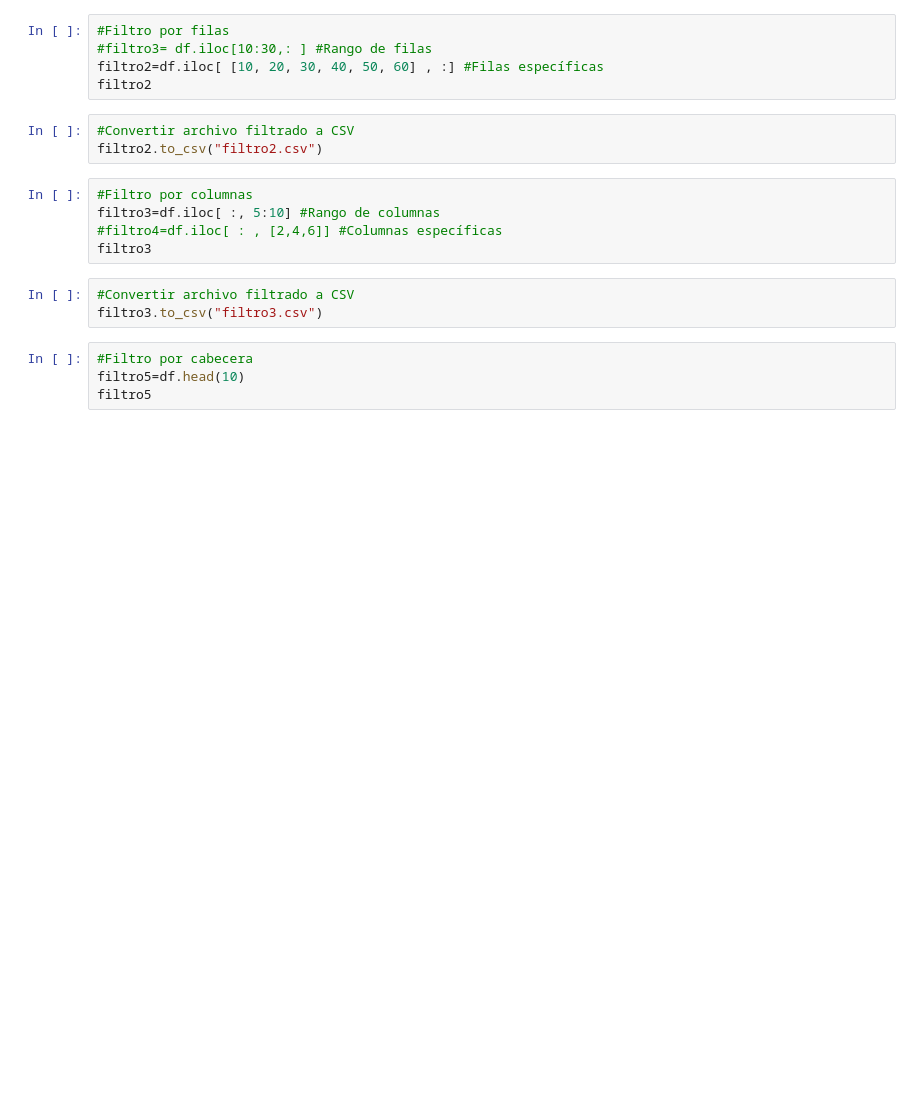
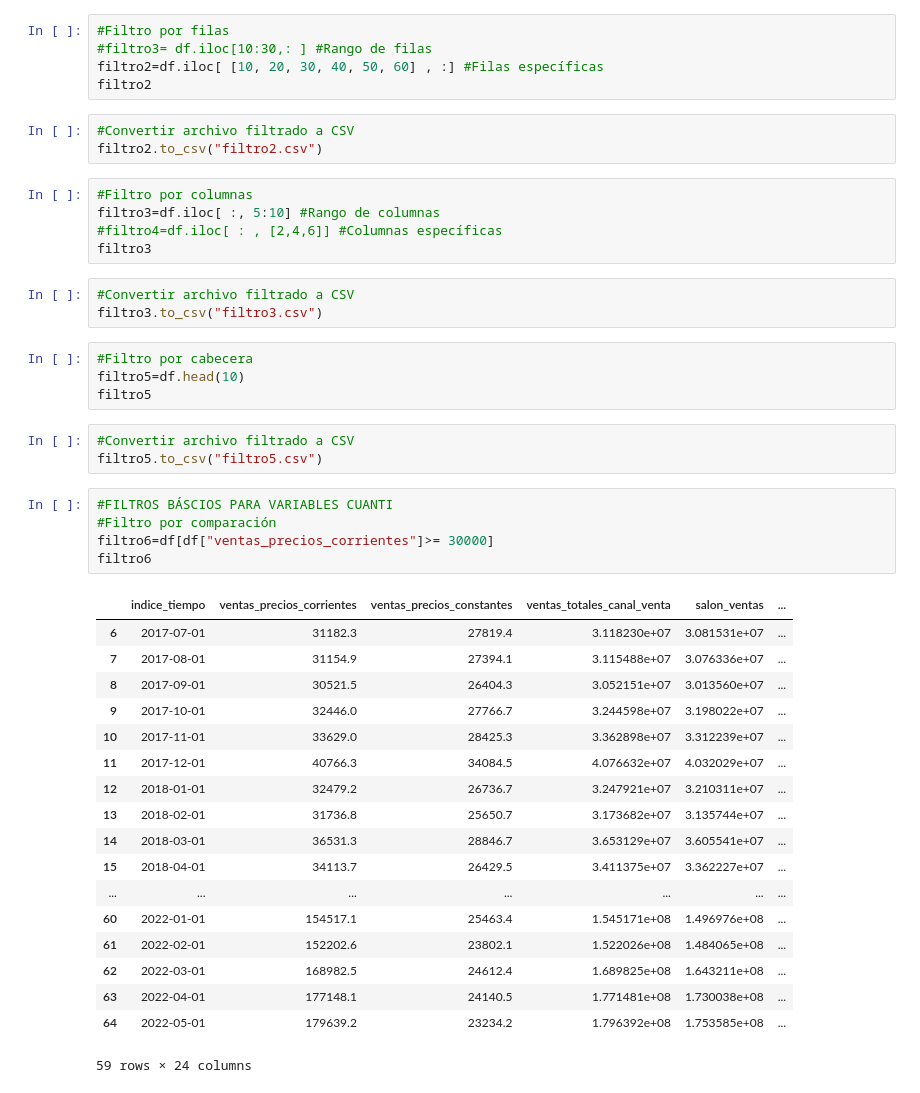
Before and after one commit to ManuelCarCas/Reto-1, a Jupyter notebook: Reto_1_MCC.ipynb, the cells around one changed output. Saved outputs shown, nothing was run; the diff lists cells and outputs as text; blank space fills up the shorter version.

Commit message:
Filtro 6: Filtro por comparación

```diff
--- a/Reto_1_MCC.ipynb
+++ b/Reto_1_MCC.ipynb
@@ -65,3 +65,30 @@ filtro3.to_csv("filtro3.csv")
 #Filtro por cabecera
 filtro5=df.head(10)
 filtro5
+# %%
+#Convertir archivo filtrado a CSV
+filtro5.to_csv("filtro5.csv")
+# %%
+#FILTROS BÁSCIOS PARA VARIABLES CUANTI
+#Filtro por comparación
+filtro6=df[df["ventas_precios_corrientes"]>= 30000]
+filtro6
+# %% [output]
+|  | indice_tiempo | ventas_precios_corrientes | ventas_precios_constantes | ventas_totales_canal_venta | salon_ventas | ... |
+| 6 | 2017-07-01 | 31182.3 | 27819.4 | 3.118230e+07 | 3.081531e+07 | ... |
+| 7 | 2017-08-01 | 31154.9 | 27394.1 | 3.115488e+07 | 3.076336e+07 | ... |
+| 8 | 2017-09-01 | 30521.5 | 26404.3 | 3.052151e+07 | 3.013560e+07 | ... |
+| 9 | 2017-10-01 | 32446.0 | 27766.7 | 3.244598e+07 | 3.198022e+07 | ... |
+| 10 | 2017-11-01 | 33629.0 | 28425.3 | 3.362898e+07 | 3.312239e+07 | ... |
+| 11 | 2017-12-01 | 40766.3 | 34084.5 | 4.076632e+07 | 4.032029e+07 | ... |
+| 12 | 2018-01-01 | 32479.2 | 26736.7 | 3.247921e+07 | 3.210311e+07 | ... |
+| 13 | 2018-02-01 | 31736.8 | 25650.7 | 3.173682e+07 | 3.135744e+07 | ... |
+| 14 | 2018-03-01 | 36531.3 | 28846.7 | 3.653129e+07 | 3.605541e+07 | ... |
+| 15 | 2018-04-01 | 34113.7 | 26429.5 | 3.411375e+07 | 3.362227e+07 | ... |
+| ... | ... | ... | ... | ... | ... | ... |
+| 60 | 2022-01-01 | 154517.1 | 25463.4 | 1.545171e+08 | 1.496976e+08 | ... |
+| 61 | 2022-02-01 | 152202.6 | 23802.1 | 1.522026e+08 | 1.484065e+08 | ... |
+| 62 | 2022-03-01 | 168982.5 | 24612.4 | 1.689825e+08 | 1.643211e+08 | ... |
+| 63 | 2022-04-01 | 177148.1 | 24140.5 | 1.771481e+08 | 1.730038e+08 | ... |
+| 64 | 2022-05-01 | 179639.2 | 23234.2 | 1.796392e+08 | 1.753585e+08 | ... |
+59 rows × 24 columns
```
